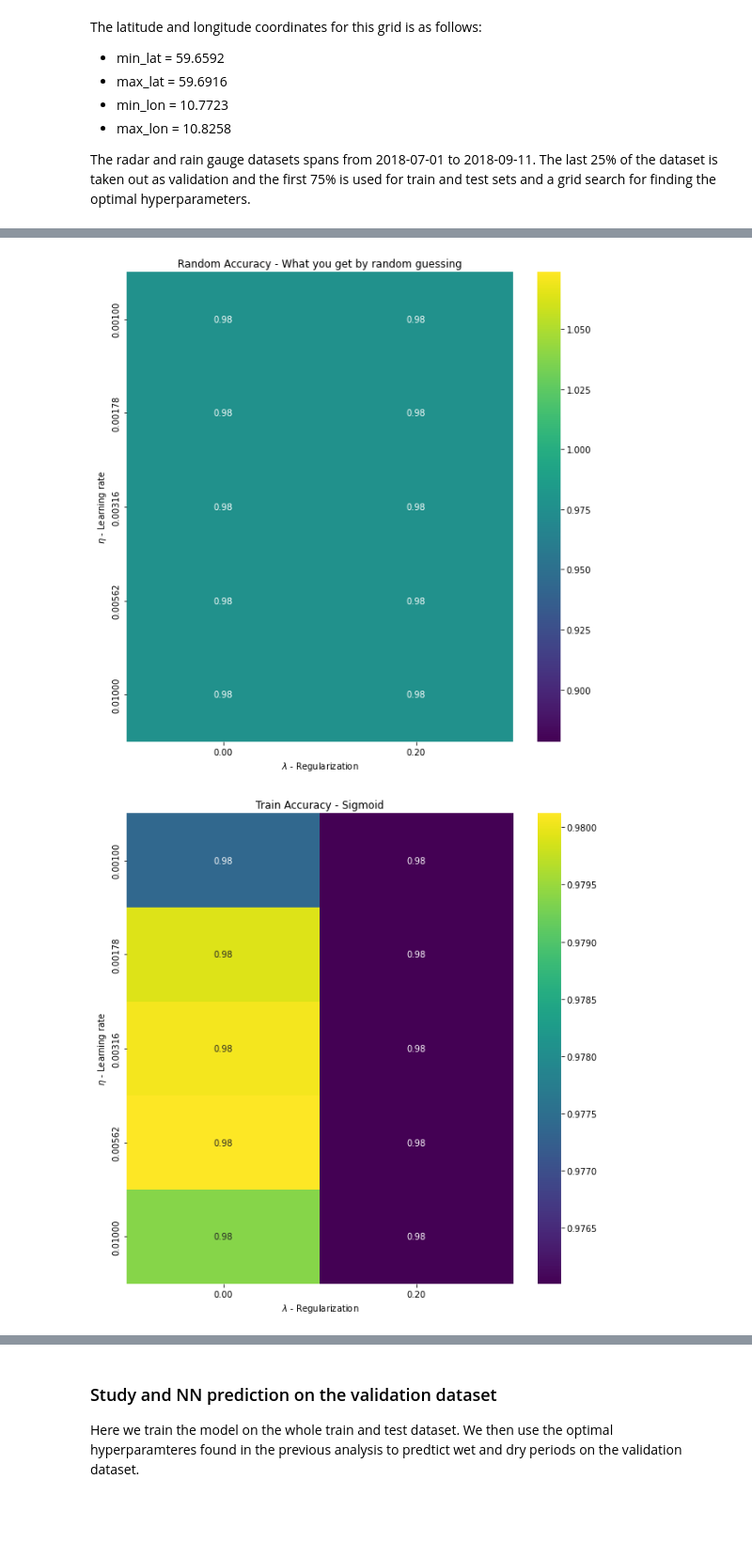
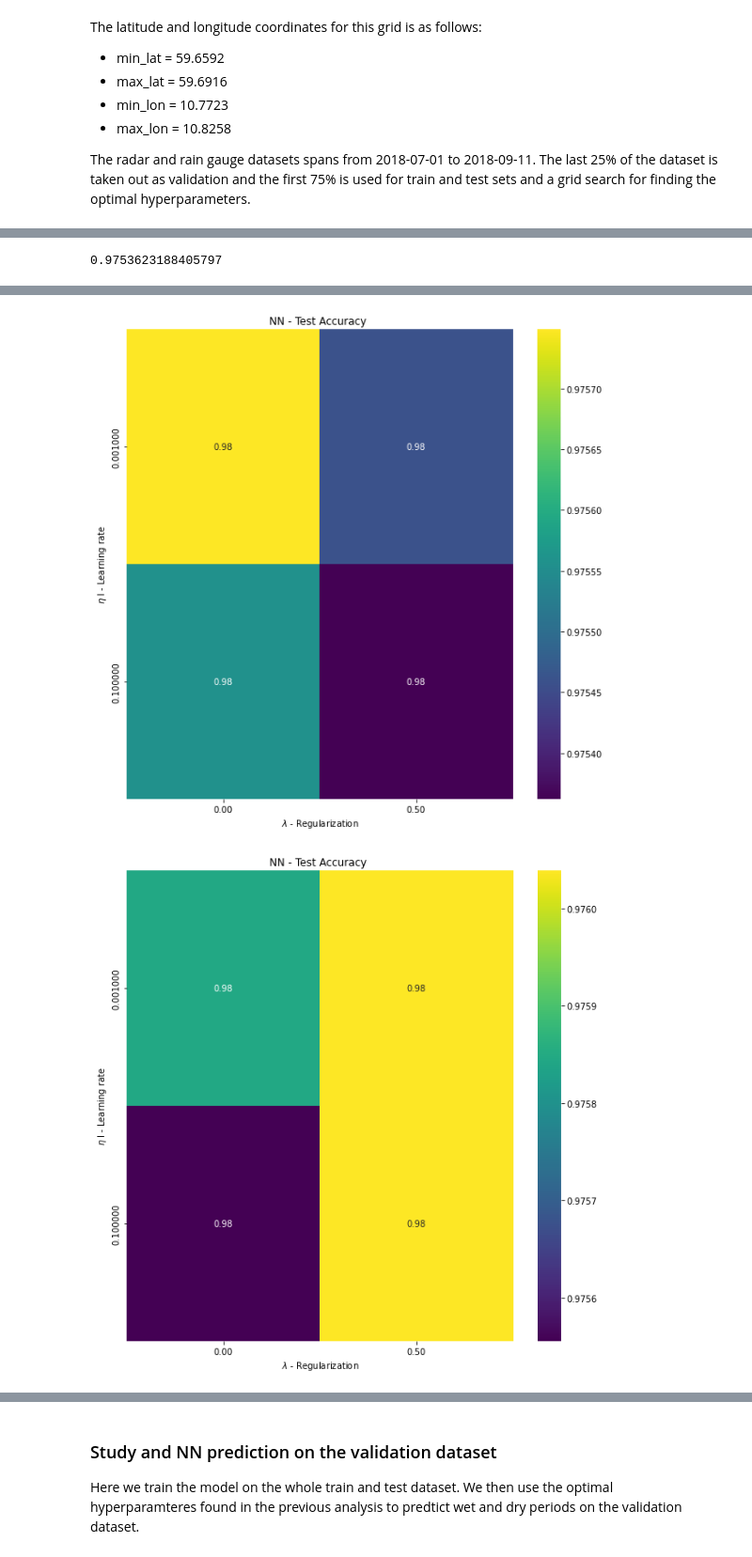
Before and after one commit to eoydvin/FYS-STK4155, a Jupyter notebook: Project_3/Classification_Radar.ipynb, the cells around one changed output, grey strips where cells are left out. Shown at 94% size. Cells and saved outputs as stored; diff of their text form; code cells hidden in the pictures; blank space fills up the shorter version.

```diff
--- a/Project_3/Classification_Radar.ipynb
+++ b/Project_3/Classification_Radar.ipynb
@@ -38,9 +42,11 @@ The radar and rain gauge datasets spans from 2018-07-01 to 2018-09-11. The last
 # %%
 p_rustad = pd.read_pickle('rustad_weather_station.pkl')
-p_radar = pd.read_pickle('radar_larger.pkl')
+p_radar = pd.read_pickle('radar.pkl')
 as_list = p_radar.index.tolist()
 as_list = [datetime.datetime.fromtimestamp(i) for i in as_list]
 p_radar.index = as_list
-#p_radar = p_radar.resample('15T').mean() #hourly mean for comparison with rain gauge
-p_rustad = p_rustad.resample('7.5T').mean()
+p_radar = p_radar.resample('7.5T').sum() # accumulated radar reflectivity
+p_radar = p_radar.fillna(0)
+p_rustad = p_rustad.resample('7.5T').sum() # accumulated radar reflectivity
 p_rustad = p_rustad.fillna(0)
+#60T og H er forskjellig???
@@ -238,47 +156,17 @@ for i in tqdm.tqdm(range(len(learning_rate))):
+# %%
+# Result for saying no rain:
+R2_test_random = accuracy_score(y_test.ravel(), np.zeros(y_test.shape[0]) )
+R2_test_random
+# %% [output]
+0.9753623188405797
 # %%
-import seaborn as sns
-fig, ax = plt.subplots(figsize = (10, 10))
-sns.heatmap(test_accuracy, annot=True, ax=ax, cmap="viridis")
-ax.set_title("Test Accuracy  - Sigmoid")
-ax.set_ylabel("$\eta$" + " - Learning rate")
-ax.set_xlabel("$\lambda$" + " - Regularization")
-ax.set_xticklabels(["{0:0.2f}".format(i) for i in regularization] )
-ax.set_yticklabels(["{0:0.5f}".format(i) for i in learning_rate] )
-plt.show()
-
-fig, ax = plt.subplots(figsize = (10, 10))
-sns.heatmap(test_accuracy_skl, annot=True, ax=ax, cmap="viridis")
-ax.set_title("Test Accuracy skl  - Sigmoid")
-ax.set_ylabel("$\eta$" + " - Learning rate")
-ax.set_xlabel("$\lambda$" + " - Regularization")
-ax.set_xticklabels(["{0:0.2f}".format(i) for i in regularization] )
-ax.set_yticklabels(["{0:0.5f}".format(i) for i in learning_rate] )
-plt.show()
-
-fig, ax = plt.subplots(figsize = (10, 10))
-sns.heatmap(random_accuracy, annot=True, ax=ax, cmap="viridis")
-ax.set_title("Random Accuracy - What you get by random guessing")
-ax.set_ylabel("$\eta$" + " - Learning rate")
-ax.set_xlabel("$\lambda$" + " - Regularization")
-ax.set_xticklabels(["{0:0.2f}".format(i) for i in regularization] )
-ax.set_yticklabels(["{0:0.5f}".format(i) for i in learning_rate] )
-plt.show()
-
-fig, ax = plt.subplots(figsize = (10, 10))
-sns.heatmap(train_accuracy, annot=True, ax=ax, cmap="viridis")
-ax.set_title("Train Accuracy - Sigmoid")
-ax.set_ylabel("$\eta$" + " - Learning rate")
-ax.set_xlabel("$\lambda$" + " - Regularization")
-ax.set_xticklabels(["{0:0.2f}".format(i) for i in regularization] )
-ax.set_yticklabels(["{0:0.5f}".format(i) for i in learning_rate] )
-plt.show()
-
-fig, ax = plt.subplots(figsize = (10, 10))
-sns.heatmap(train_accuracy_skl, annot=True, ax=ax, cmap="viridis")
-ax.set_title("Train Accuracy skl  - Sigmoid")
-ax.set_ylabel("$\eta$" + " - Learning rate")
-ax.set_xlabel("$\lambda$" + " - Regularization")
-ax.set_xticklabels(["{0:0.2f}".format(i) for i in regularization] )
-ax.set_yticklabels(["{0:0.5f}".format(i) for i in learning_rate] )
-plt.show()
+for hidden_l in range(len(hidden_layer_sizes)):
+    fig, ax = plt.subplots(figsize = (10, 10))
+    sns.heatmap(test_accuracy_skl[hidden_l, :, :], annot=True, ax=ax, cmap="viridis")
+    ax.set_title("NN - Test Accuracy ")
+    ax.set_ylabel("$\eta$ l - Learning rate")
+    ax.set_xlabel("$\lambda$ - Regularization")
+    ax.set_xticklabels(["{0:0.2f}".format(i) for i in regularization] )
+    ax.set_yticklabels(["{0:0.6f}".format(i) for i in learning_rate] )
+    plt.show()
 # %% [output]
@@ -287,2 +175,2 @@ plt.show()
-[figure, old version]
+[figure, new version]
-[figure, old version]
+[figure, new version]
```
Also changed, not shown: parts of 24 cells of this notebook, 11 other files.
